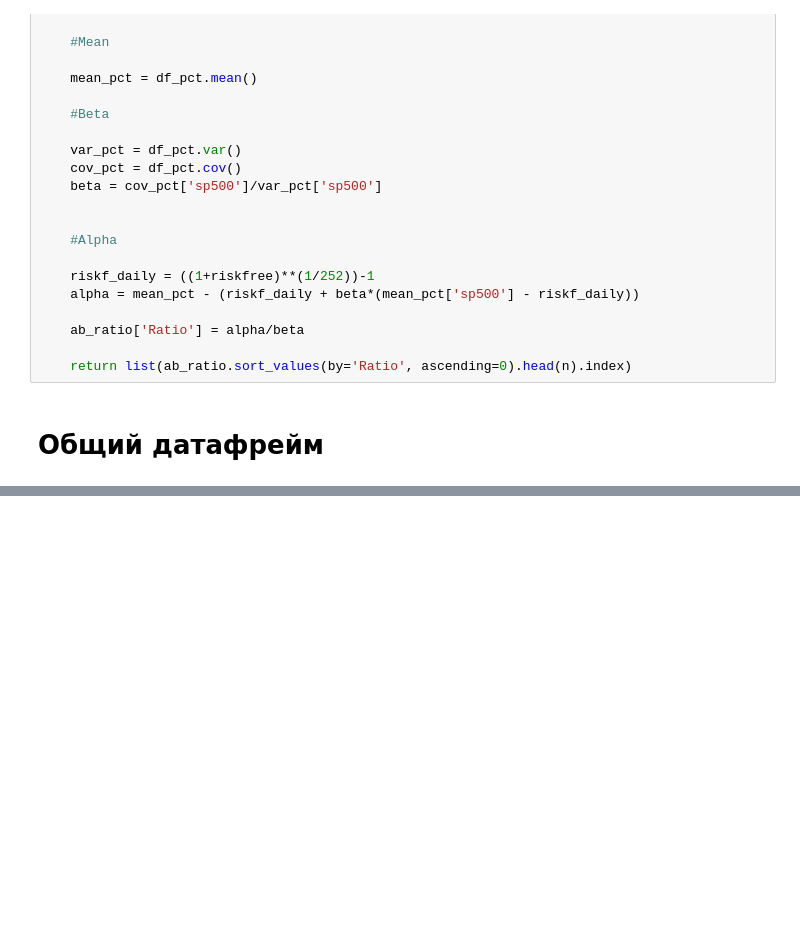
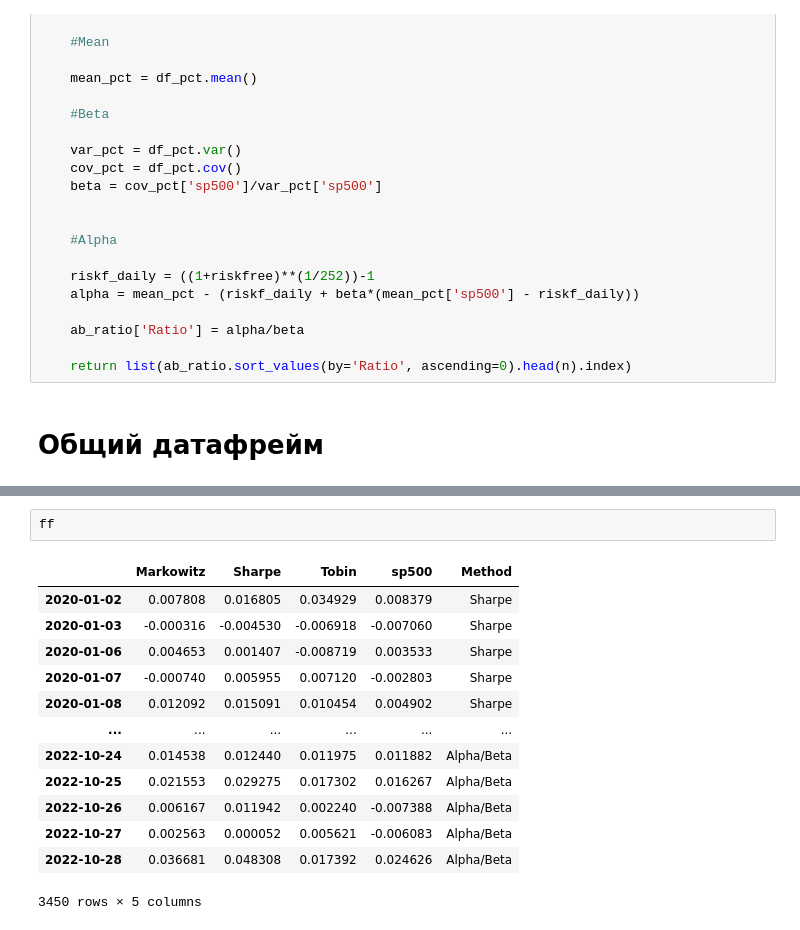
Before and after one commit to Shinypuff/Portfolios, a Jupyter notebook: port_my.ipynb, the cells around one changed output, grey strips where cells are left out. Drawn from its saved outputs; the diff is of its cells as text; blank space fills up the shorter version.

```diff
--- a/port_my.ipynb
+++ b/port_my.ipynb
@@ -337,0 +366,16 @@ aaa
+# %%
+ff
+# %% [output]
+|  | Markowitz | Sharpe | Tobin | sp500 | Method |
+| 2020-01-02 | 0.007808 | 0.016805 | 0.034929 | 0.008379 | Sharpe |
+| 2020-01-03 | -0.000316 | -0.004530 | -0.006918 | -0.007060 | Sharpe |
+| 2020-01-06 | 0.004653 | 0.001407 | -0.008719 | 0.003533 | Sharpe |
+| 2020-01-07 | -0.000740 | 0.005955 | 0.007120 | -0.002803 | Sharpe |
+| 2020-01-08 | 0.012092 | 0.015091 | 0.010454 | 0.004902 | Sharpe |
+| ... | ... | ... | ... | ... | ... |
+| 2022-10-24 | 0.014538 | 0.012440 | 0.011975 | 0.011882 | Alpha/Beta |
+| 2022-10-25 | 0.021553 | 0.029275 | 0.017302 | 0.016267 | Alpha/Beta |
+| 2022-10-26 | 0.006167 | 0.011942 | 0.002240 | -0.007388 | Alpha/Beta |
+| 2022-10-27 | 0.002563 | 0.000052 | 0.005621 | -0.006083 | Alpha/Beta |
+| 2022-10-28 | 0.036681 | 0.048308 | 0.017392 | 0.024626 | Alpha/Beta |
+3450 rows × 5 columns
```
Also changed, not shown: parts of 18 cells of this notebook.
